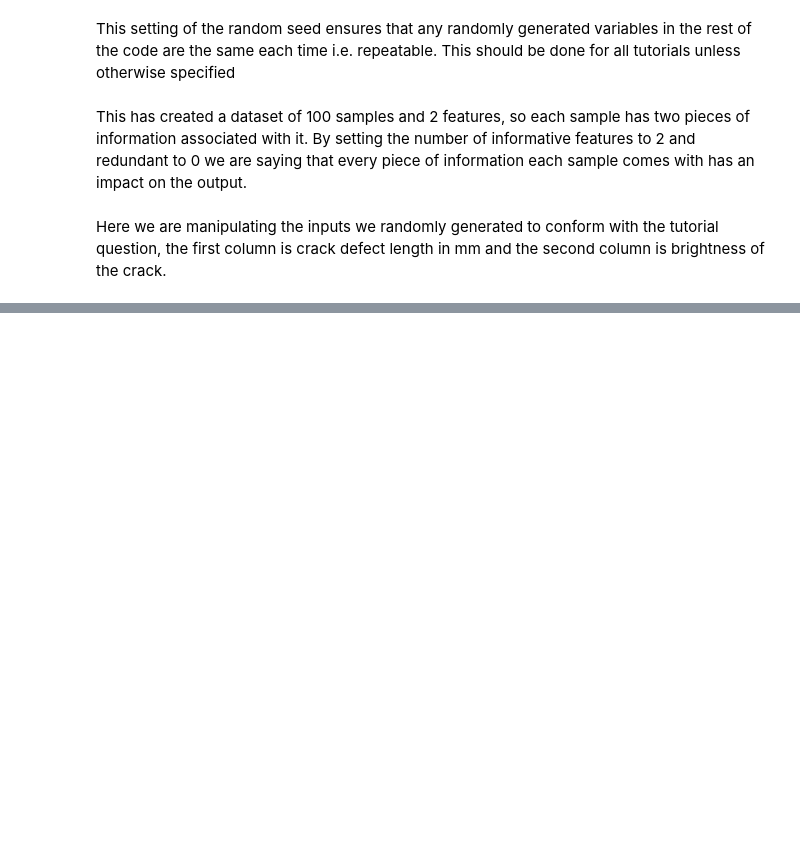
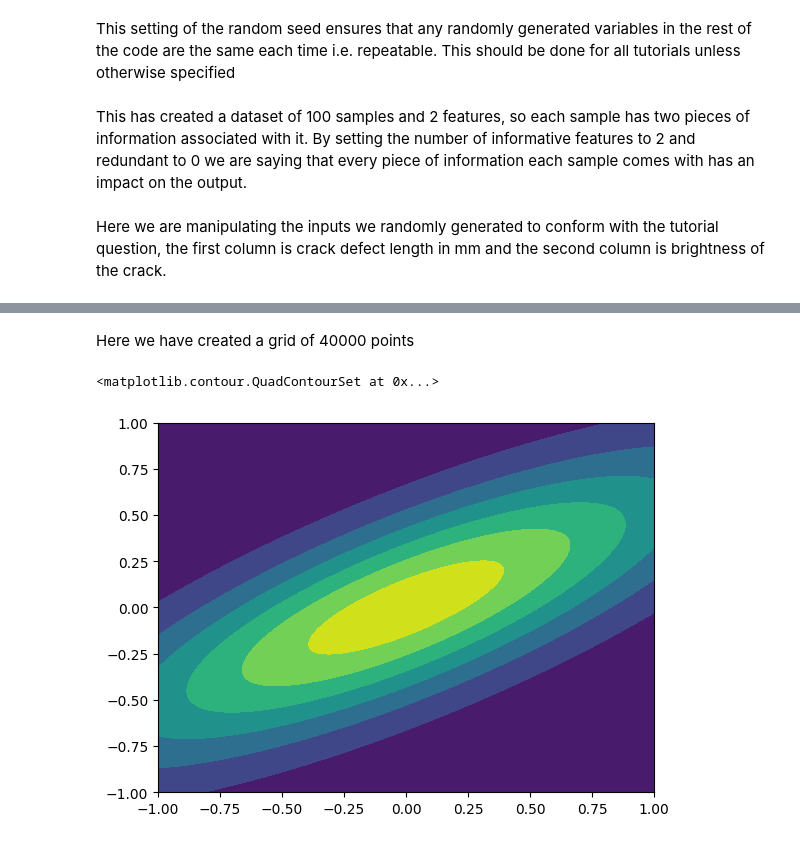
Before and after one commit to JGrant3101/ME4MachineLearning, a Jupyter notebook: Tutorial1.ipynb, the cells around one changed output, grey strips where cells are left out. Drawn from its saved outputs; the diff is of its cells as text; code cells hidden in the pictures; blank space fills up the shorter version.

```diff
--- a/Tutorial1.ipynb
+++ b/Tutorial1.ipynb
@@ -36,0 +49,13 @@ Here we have potted the inputs, the two class being separated into two different
+# %%
+# Creating a function to generate an arbitrary covariance matrix with a rotation
+def get_cov(sdx = 1, sdy = 1, rotangdeg = 0):
+  # Adding the standard deviation squared values to the covariance matrix
+  covar = np.array([[sdx**2, 0], [0, sdy**2]])
+  # Converting the units of the rotation angle
+  rot_ang = (rotangdeg / 360) * 2 * np.pi
+  # Writing the rotation matrix
+  rot_mat = np.array([[np.cos(rot_ang), -np.sin(rot_ang)], [np.sin(rot_ang), np.cos(rot_ang)]])
+
+  # rotating the covar values
+  covar = np.matmul(np.matmul(rot_mat, covar), rot_mat.T)
+  return covar
@@ -36,0 +64,23 @@ Here we have potted the inputs, the two class being separated into two different
+# %%
+# Defining x and y points
+x1line = np.linspace(-1, 1, 200)
+x2line = np.linspace(-1, 1, 200)
+
+# Creating a grid of points
+x1grid, x2grid = np.meshgrid(x1line, x2line)
+# Combining these 2
+Xgrid = np.array([x1grid, x2grid]).reshape([2, 40000]).T
+# %% [markdown]
+Here we have created a grid of 40000 points
+# %%
+# Creating a covariance matrix with a standard deviation of 1 in x 0.3 in y and 30 degree rotation
+covar = get_cov(sdx = 1, sdy = 0.3, rotangdeg = 30)
+# Getting the probability density function in 2D
+p = 1 / (2 * np.pi * np.sqrt(np.linalg.det(covar))) * np.exp(-1 / 2 * (np.matmul(Xgrid, np.linalg.inv(covar)) * Xgrid).sum(-1))
+preshaped = np.reshape(p, (200, 200))
+
+# plotting
+plt.contourf(x1line, x2line, preshaped)
+# %% [output]
+<matplotlib.contour.QuadContourSet at 0x...>
+[figure, added]
```
Also changed, not shown: parts of 9 cells of this notebook.
